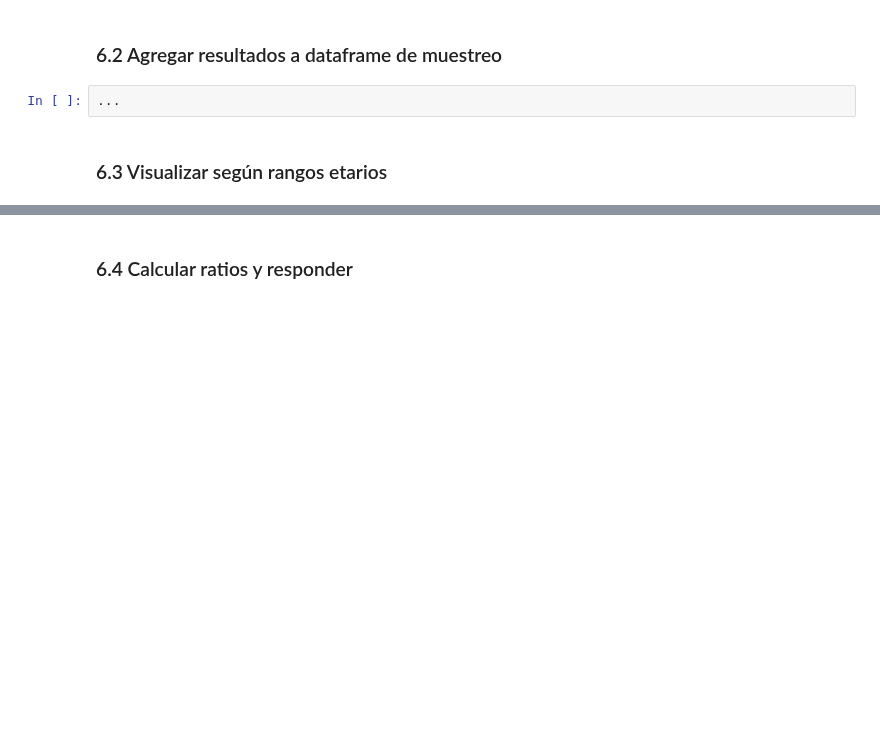
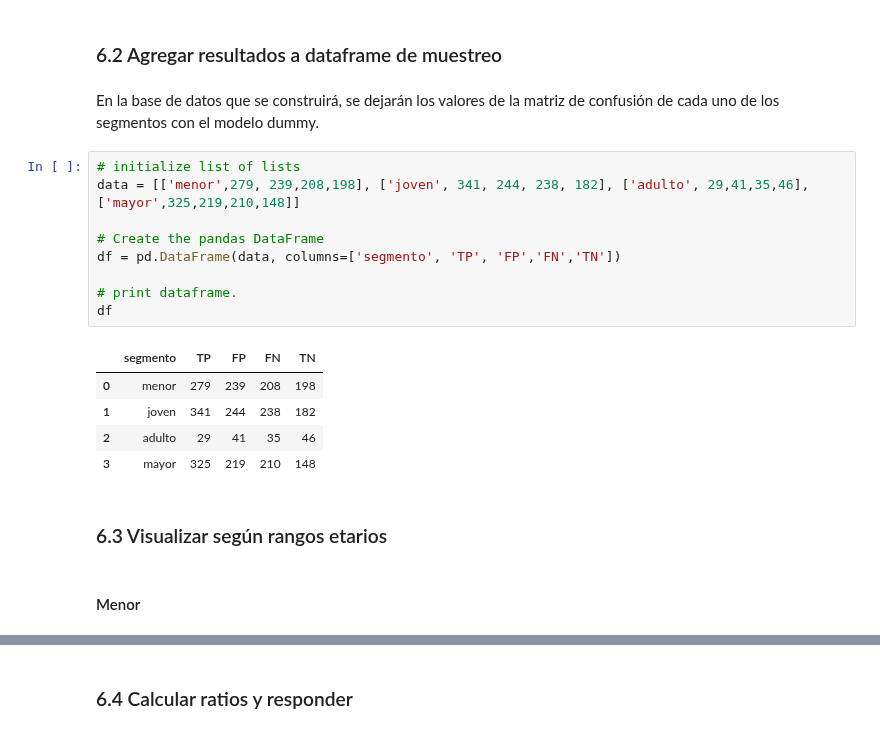
Before and after one commit to RaulSilvaA/MDS7202-mora-silva, a Jupyter notebook: Proyecto1/Proyecto.ipynb, the cells around one changed output, grey strips where cells are left out. Cells and saved outputs as stored; diff of their text form; blank space fills up the shorter version.

```diff
--- a/Proyecto1/Proyecto.ipynb
+++ b/Proyecto1/Proyecto.ipynb
@@ -748,7 +1043,24 @@ transformed_data.shape
 # %% [markdown]
 ### 6.2 Agregar resultados a dataframe de muestreo
+# %% [markdown]
+En la base de datos que se construirá, se dejarán los valores de la matriz de confusión de cada uno de los segmentos con el modelo dummy.
 # %%
-...
+# initialize list of lists
+data = [['menor',279, 239,208,198], ['joven', 341, 244, 238, 182], ['adulto', 29,41,35,46],['mayor',325,219,210,148]]
+
+# Create the pandas DataFrame
+df = pd.DataFrame(data, columns=['segmento', 'TP', 'FP','FN','TN'])
+
+# print dataframe.
+df
+# %% [output]
+|  | segmento | TP | FP | FN | TN |
+| 0 | menor | 279 | 239 | 208 | 198 |
+| 1 | joven | 341 | 244 | 238 | 182 |
+| 2 | adulto | 29 | 41 | 35 | 46 |
+| 3 | mayor | 325 | 219 | 210 | 148 |
 # %% [markdown]
 ### 6.3 Visualizar según rangos etarios
+# %% [markdown]
+#### Menor
 # %%
```
Also changed, not shown: parts of 35 cells of this notebook.
